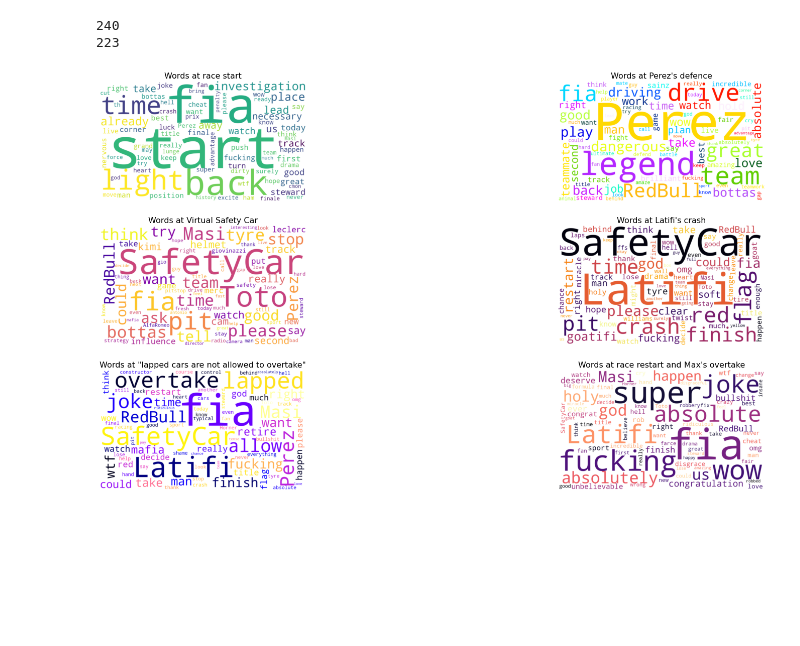
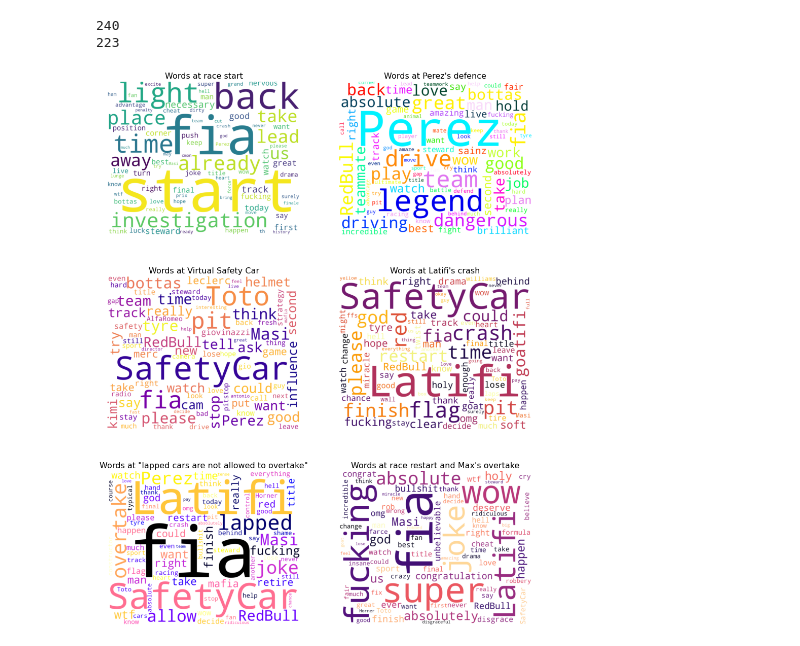
Before and after one commit to glennfang/sentiment-analysis-abudhabigp, a Jupyter notebook: notebooks/3_sentiment_analysis.ipynb, the cells around one changed output. Drawn from its saved outputs; the diff is of its cells as text; code cells hidden in the pictures; blank space fills up the shorter version.

```diff
--- a/notebooks/3_sentiment_analysis.ipynb
+++ b/notebooks/3_sentiment_analysis.ipynb
@@ -30,7 +30,8 @@ from google.colab import drive
 drive.mount('/content/drive/')
 !ls "/content/drive/My Drive"
 # %%
-tweets_clean = pd.read_parquet('drive/My Drive/data/abudhabigp_tweets_clean.gzip')
+file_path = 'drive/My Drive/sentiment_analysis_abudhabigp/data/abudhabigp_tweets_clean.gzip'
+tweets_clean = pd.read_parquet(file_path)
 
 print(len(tweets_clean))
 tweets_clean.head()
@@ -460,31 +464,30 @@ event_ts = [(['13:05'], 'race start'),
             (['14:30'], '"lapped cars are not allowed to overtake"'),
             (['14:35'], "race restart and Max's overtake")]
 # %%
-fig, axs = plt.subplots(3, 2, figsize=(30, 15))
+fig, axs = plt.subplots(3, 2, figsize=(15, 20))
 
 colors = ['viridis', 'gist_ncar', 'plasma', 'inferno', 'gnuplot2', 'magma']
 
 n = 0
 for ax in axs.reshape(-1):
 
   text = " ".join(vader_trunc_df[vader_trunc_df['interval'].isin(event_ts[n][0])]['tweet_lemma']).lower()
   text = wordcloud_cleaner(text)
 
   # Creating word_cloud with text as argument in .generate() method
   word_cloud = WordCloud(collocations = False, # no bigrams
                          background_color = 'white',
-                         width=1200, height=700,
-                         #max_font_size=98,
+                         width=1500, height=1200,
                          max_words=80,
                          prefer_horizontal = 0.95,
                          normalize_plurals=True,
                          colormap = colors[n],
                          stopwords=stop_words
                          ).generate(text)
 
   ax.imshow(word_cloud, interpolation='bilinear')
   ax.set_title(f"Words at {event_ts[n][1]}", fontsize=16)
   ax.axis('off')
   n += 1
 # %% [output]
-[figure, old version]
+[figure, new version]
```
Also changed, not shown: parts of 6 cells of this notebook.
